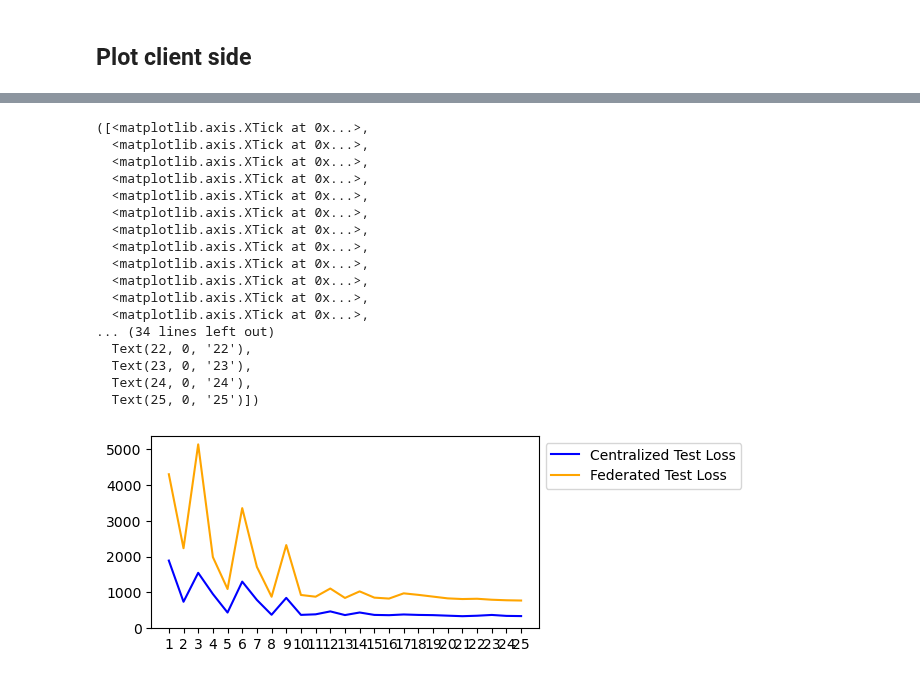
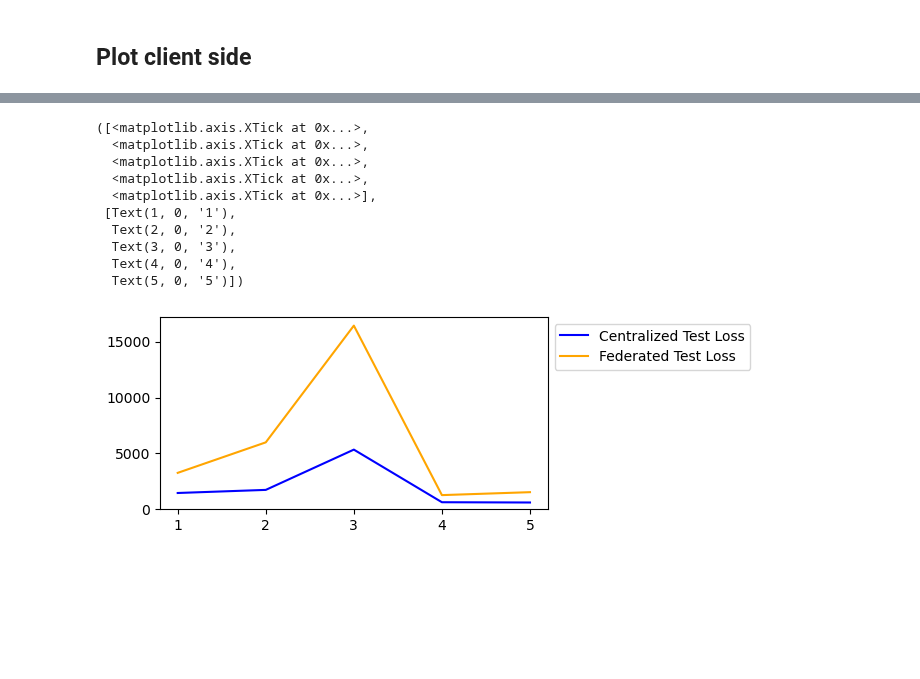
Before and after one commit to luisas/fl4tsf, a Jupyter notebook: analysis/01_baseline_checks.ipynb, the cells around one changed output, grey strips where cells are left out. Drawn from its saved outputs; the diff is of its cells as text; code cells hidden in the pictures; blank space fills up the shorter version.

```diff
--- a/analysis/01_baseline_checks.ipynb
+++ b/analysis/01_baseline_checks.ipynb
@@ -179,7 +157,7 @@ def plot_client_loss(cn):
     plt.tight_layout()
     plt.show()
 # %%
-with open(f"../results/periodic/federated_training/20_epochs/federated_outputs/results_{cn}.json", "r") as f:
+with open(f"../results/periodic/federated_training/100_epochs/federated_outputs/results_{cn}.json", "r") as f:
     data = json.load(f)
 
 data
@@ -228,47 +193,40 @@ df_centralized_evaluate
 # %%
 # Now load the federated learning loss
-federated_training_loss = "../results/periodic/federated_training/20_epochs/federated_outputs/results.json"
+federated_training_loss = f"../results/periodic/federated_training/{subfolder}/federated_outputs/results.json"
 with open(federated_training_loss, 'r') as f:
     data = json.load(f)
 
 # Plot centralized evaluate
 df_centralized_evaluate = pd.DataFrame(data['centralized_evaluate'])
 df_federated_evaluate = pd.DataFrame(data['federated_evaluate'])
 
 # Join the two dataframes on the round
 df_centralized_evaluate['round'] = df_centralized_evaluate['round'].astype(int)
 df_federated_evaluate['round'] = df_federated_evaluate['round'].astype(int)
 
 # join the two dataframes on the round
 df = pd.merge(df_centralized_evaluate, df_federated_evaluate, on='round')
 # now plot the data
 plt.figure(figsize=(5, 2.5))
 plt.plot(df['round'], df['centralized_loss'], label='Centralized Test Loss', color='blue')
 plt.plot(df['round'], df['federated_evaluate_loss'], label='Federated Test Loss', color='orange')
 # log scale
 
 # add legend on the outside
 plt.legend(loc='upper left', bbox_to_anchor=(1, 1))
 plt.ylim(bottom=0)
 # x axis is discrete
 plt.xticks(df['round'])
 # %% [output]
 ([<matplotlib.axis.XTick at 0x...>,
   <matplotlib.axis.XTick at 0x...>,
   <matplotlib.axis.XTick at 0x...>,
   <matplotlib.axis.XTick at 0x...>,
-  <matplotlib.axis.XTick at 0x...>,
-  <matplotlib.axis.XTick at 0x...>,
-  <matplotlib.axis.XTick at 0x...>,
-  <matplotlib.axis.XTick at 0x...>,
-  <matplotlib.axis.XTick at 0x...>,
-  <matplotlib.axis.XTick at 0x...>,
-  <matplotlib.axis.XTick at 0x...>,
-  <matplotlib.axis.XTick at 0x...>,
-... (34 lines left out)
-  Text(22, 0, '22'),
-  Text(23, 0, '23'),
-  Text(24, 0, '24'),
-  Text(25, 0, '25')])
+  <matplotlib.axis.XTick at 0x...>],
+ [Text(1, 0, '1'),
+  Text(2, 0, '2'),
+  Text(3, 0, '3'),
+  Text(4, 0, '4'),
+  Text(5, 0, '5')])
-[figure, old version]
+[figure, new version]
 # %%
```
Also changed, not shown: parts of 12 cells of this notebook, 14 other files.
